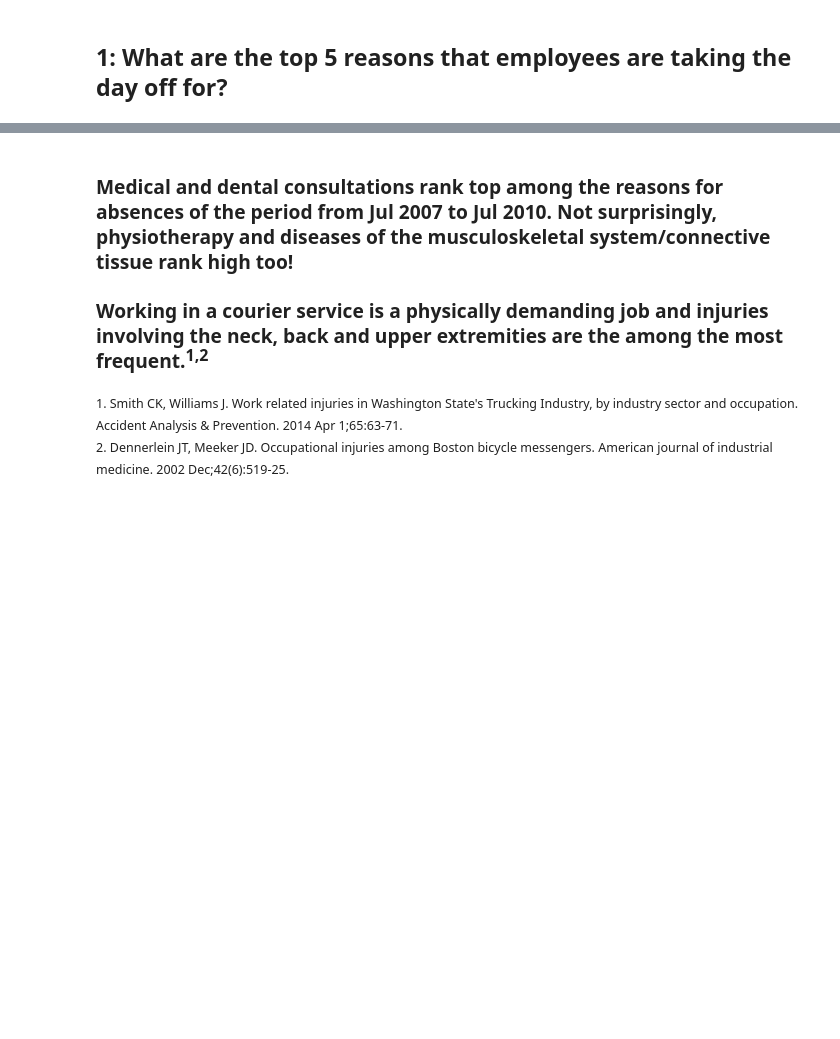
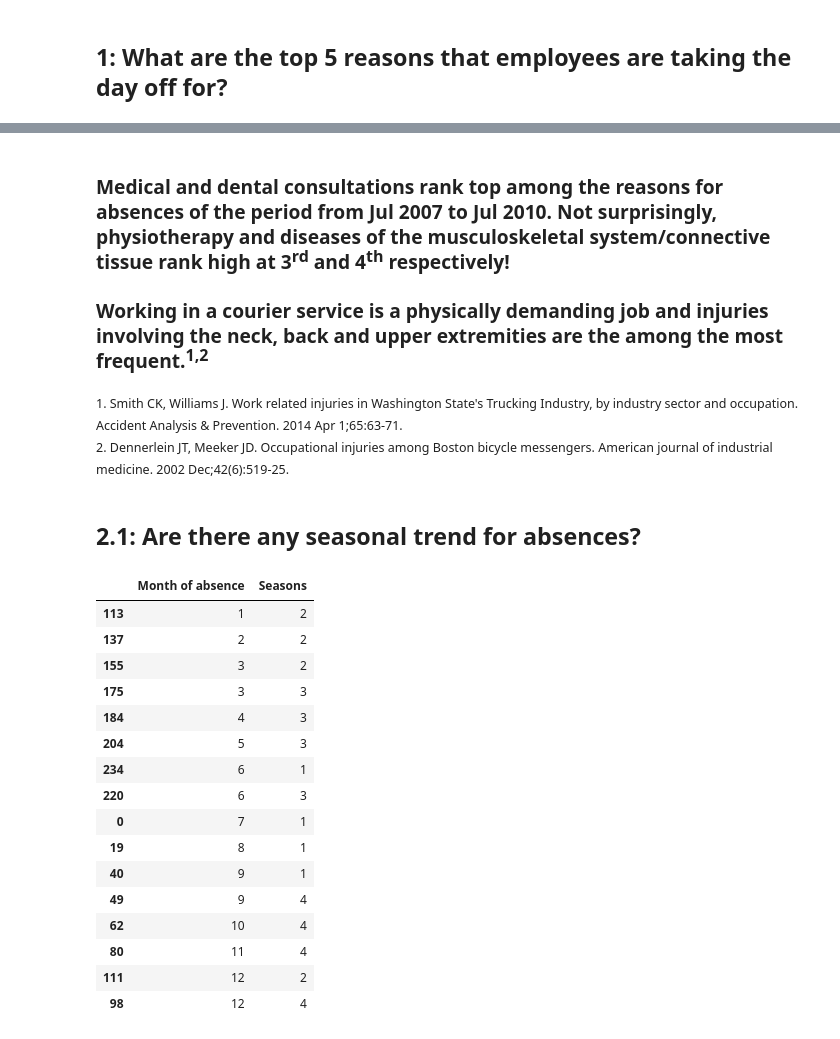
Before and after one commit to diweiho/Absenteeism-at-work, a Jupyter notebook: analysis.ipynb, the cells around one changed output, grey strips where cells are left out. Saved outputs shown, nothing was run; the diff lists cells and outputs as text; code cells hidden in the pictures; blank space fills up the shorter version.

Commit message:
attribute info, analysis Q2 updated

```diff
--- a/analysis.ipynb
+++ b/analysis.ipynb
@@ -83,7 +82,34 @@ plt.show()
 # %% [markdown]
-### Medical and dental consultations rank top among the reasons for absences of the period from Jul 2007 to Jul 2010. Not surprisingly, physiotherapy and diseases of the musculoskeletal system/connective tissue rank high too!
+### Medical and dental consultations rank top among the reasons for absences of the period from Jul 2007 to Jul 2010. Not surprisingly, physiotherapy and diseases of the musculoskeletal system/connective tissue rank high at 3<sup>rd</sup> and 4<sup>th</sup> respectively!
 
 ### Working in a courier service is a physically demanding job and injuries involving the neck, back and upper extremities are the among the most frequent.<sup>1,2</sup>
 
-<sub>1. Smith CK, Williams J. Work related injuries in Washington State's Trucking Industry, by industry sector and occupation. Accident Analysis & Prevention. 2014 Apr 1;65:63-71.<br>
-2. Dennerlein JT, Meeker JD. Occupational injuries among Boston bicycle messengers. American journal of industrial medicine. 2002 Dec;42(6):519-25.</sub>
+<sub>1. Smith CK, Williams J. Work related injuries in Washington State's Trucking Industry, by industry sector and occupation. Accident Analysis & Prevention. 2014 Apr 1;65:63-71.</sub><br>
+<sub>2. Dennerlein JT, Meeker JD. Occupational injuries among Boston bicycle messengers. American journal of industrial medicine. 2002 Dec;42(6):519-25.</sub>
+# %% [markdown]
+## 2.1: Are there any seasonal trend for absences?
+# %%
+# Data integrity check of month of absence vs seasons
+season_check = df.drop_duplicates(subset=['Month of absence','Seasons'])
+season_check = season_check[['Month of absence','Seasons']].sort_values(by=['Month of absence','Seasons'])
+
+# Drop where month of absence == 0, since it is not specified
+season_check[season_check['Month of absence'] > 0]
+# %% [output]
+|  | Month of absence | Seasons |
+| 113 | 1 | 2 |
+| 137 | 2 | 2 |
+| 155 | 3 | 2 |
+| 175 | 3 | 3 |
+| 184 | 4 | 3 |
+| 204 | 5 | 3 |
+| 234 | 6 | 1 |
+| 220 | 6 | 3 |
+| 0 | 7 | 1 |
+| 19 | 8 | 1 |
+| 40 | 9 | 1 |
+| 49 | 9 | 4 |
+| 62 | 10 | 4 |
+| 80 | 11 | 4 |
+| 111 | 12 | 2 |
+| 98 | 12 | 4 |
```
Also changed, not shown: parts of 14 cells of this notebook, 1 other file.
